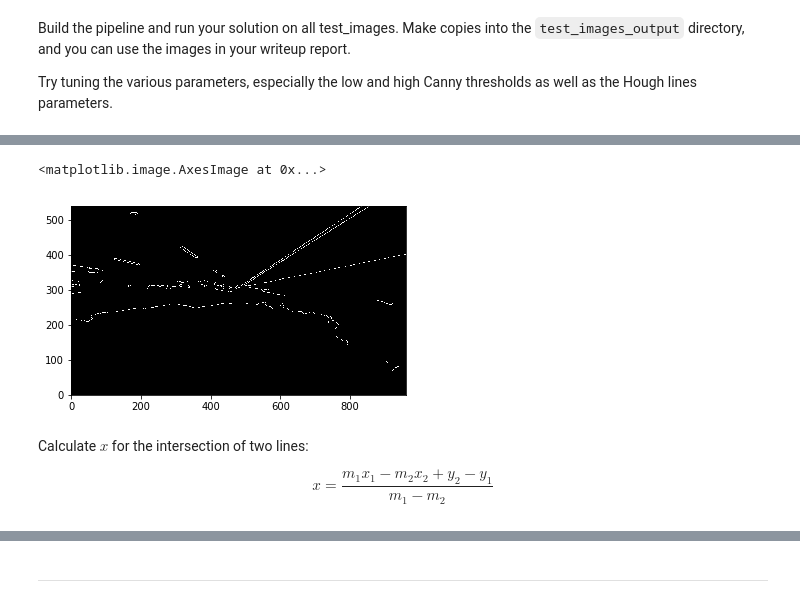
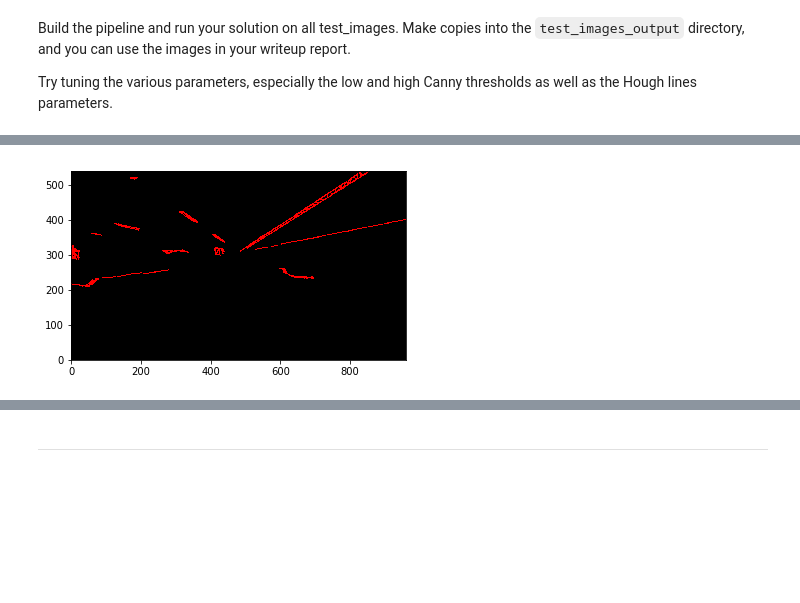
Before and after one commit to austinjalexander/CarND-LaneLines-P1, a Jupyter notebook: P1.ipynb, the cells around one changed output, grey strips where cells are left out. Cells and saved outputs as stored; diff of their text form; code cells hidden in the pictures; blank space fills up the shorter version.

```diff
--- a/P1.ipynb
+++ b/P1.ipynb
@@ -223,11 +234,12 @@ This image is: <class 'numpy.ndarray'> with dimensions: (540, 960)
 [figure]
 # %%
 # Apply Canny edge detection.
-low_threshold = 50
-high_threshold = 150
+low_threshold = 100
+high_threshold = 200
 edges_image = canny(blurred_image, low_threshold, high_threshold)
 
 print('This image is:', type(edges_image), 'with dimensions:', edges_image.shape)
 plt.imshow(edges_image, cmap='gray')
+plt.show()
 # %% [output]
 This image is: <class 'numpy.ndarray'> with dimensions: (540, 960)
@@ -235,0 +247,12 @@ This image is: <class 'numpy.ndarray'> with dimensions: (540, 960)
+# %%
+# Apply Hough transform.
+rho = 2
+theta = np.pi/180
+threshold = 1
+min_line_length = 10
+max_line_gap = 20
+hough_transformed_image = hough_lines(edges_image, rho, theta, threshold, min_line_length, max_line_gap)
+
+print('This image is:', type(hough_transformed_image), 'with dimensions:', hough_transformed_image.shape)
+plt.imshow(hough_transformed_image)
+plt.show()
@@ -236,9 +262,5 @@ This image is: <class 'numpy.ndarray'> with dimensions: (540, 960)
 # %%
-plt.imshow(edges_image, cmap='gray', origin='lower')
+plt.imshow(hough_transformed_image, origin='lower')
+plt.show()
 # %% [output]
-<matplotlib.image.AxesImage at 0x...>
-[figure, old version]
+[figure, new version]
-# %% [markdown]
-Calculate $x$ for the intersection of two lines:
-
-$$x = \frac{m_{1}x_{1} - m_{2}x_{2} + y_{2} - y_{1}}{m_{1} - m_{2}}$$
```
Also changed, not shown: parts of 21 cells of this notebook.
